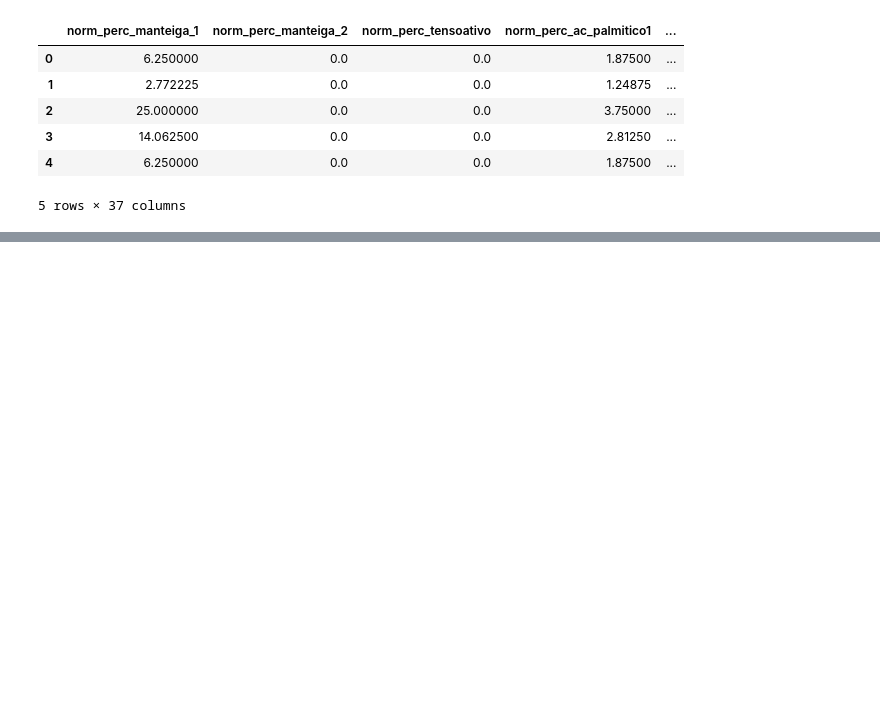
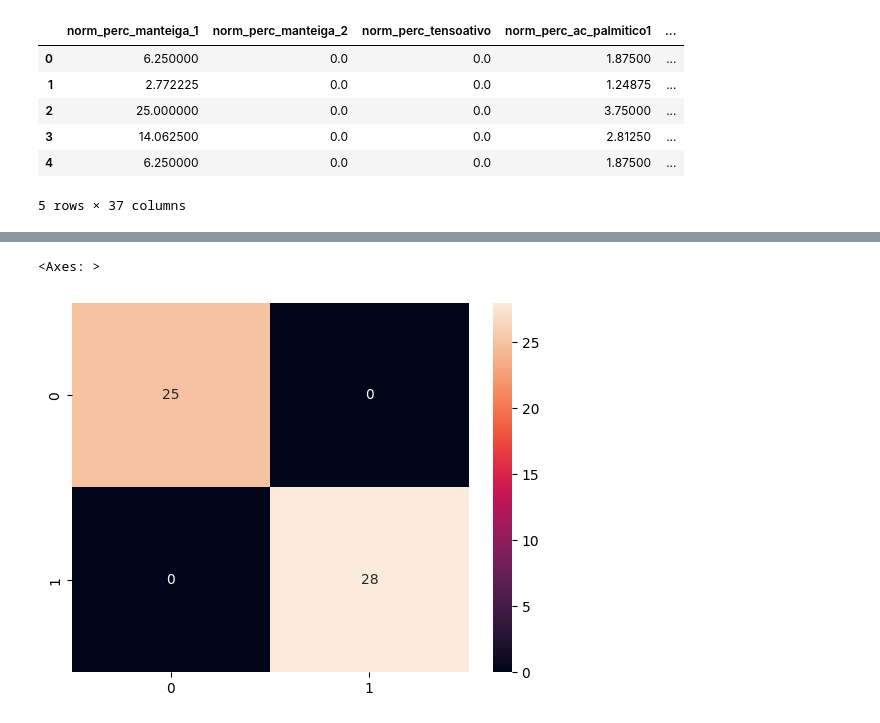
Before and after one commit to brfiso/PyNanoEmulsion, a Jupyter notebook: AnaliseFormulacoes.ipynb, the cells around one changed output, grey strips where cells are left out. Saved outputs shown, nothing was run; the diff lists cells and outputs as text; code cells hidden in the pictures; blank space fills up the shorter version.

```diff
--- a/AnaliseFormulacoes.ipynb
+++ b/AnaliseFormulacoes.ipynb
@@ -271,0 +325,23 @@ sns.heatmap(corr_matrix, annot=True, annot_kws=["size":8])
+# %%
+# Pipeline com vários modelos
+# Modelos a testar
+modelos = {
+    "Random Forest": RandomForestClassifier(random_state=42),
+    "Logistic Regression": LogisticRegression(),
+    "SVM (RBF)": SVC(kernel='rbf', probability=True),
+    "KNN": KNeighborsClassifier(),
+    "Gradient Boosting": GradientBoostingClassifier(random_state=2)
+}
+
+# Avaliação de cada modelo
+for nome, modelo in modelos.items():
+    modelo.fit(X_train_scaled, y_train)
+
+
+    y_pred = modelo.predict(X_test_scaled)
+
+    print(f"\n🔍 Modelo: {nome}")
+    print("Matriz de Confusão:")
+    print(confusion_matrix(y_test, y_pred))
+    print("Relatório de Classificação:")
+    print(classification_report(y_test, y_pred))
@@ -271,0 +366,5 @@ sns.heatmap(corr_matrix, annot=True, annot_kws=["size":8])
+# %%
+sns.heatmap(confusion_matrix(y_test, y_pred), annot=True)
+# %% [output]
+<Axes: >
+[figure, added]
```
Also changed, not shown: parts of 9 cells of this notebook.
